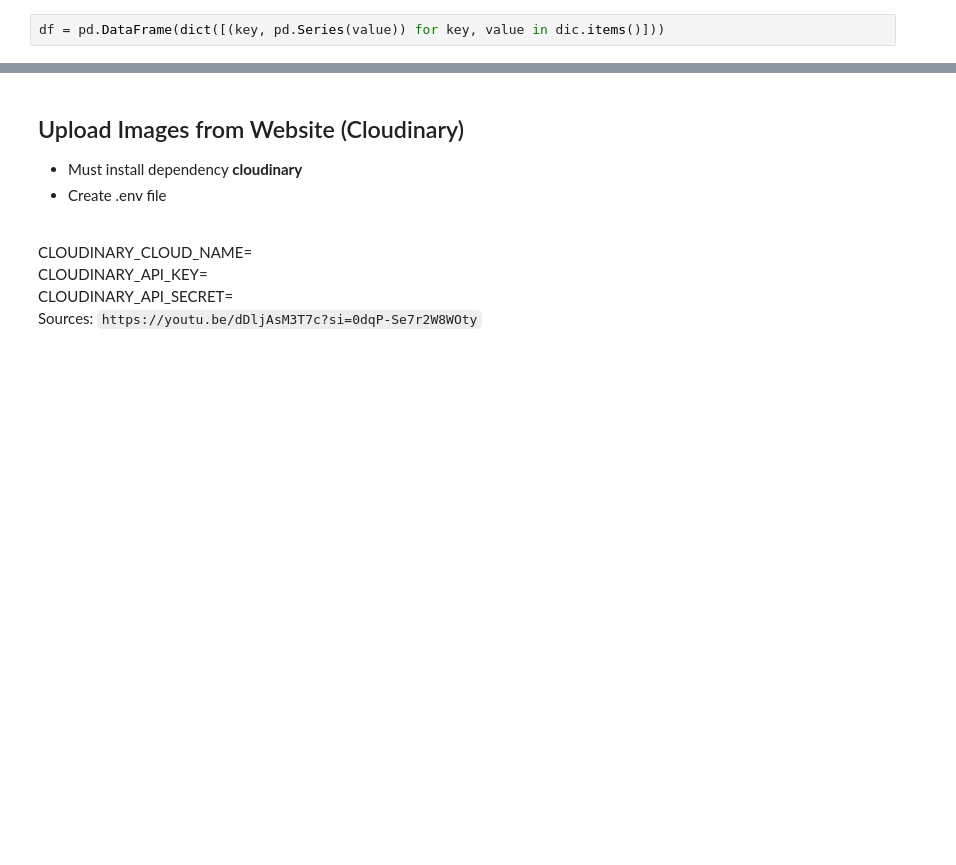
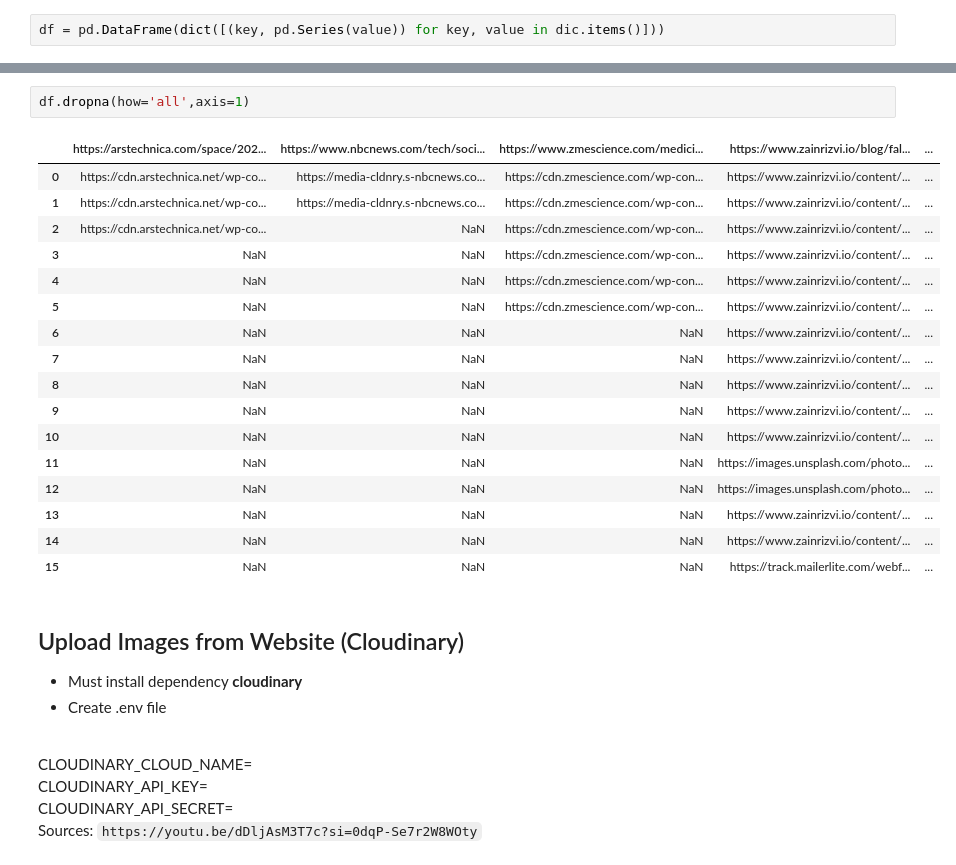
Before and after one commit to SP-SEED/SEEDNewsletter, a Jupyter notebook: tldr-scraper/web-scrapper/webScrapper.ipynb, the cells around one changed output, grey strips where cells are left out. Saved outputs shown, nothing was run; the diff lists cells and outputs as text; blank space fills up the shorter version.

Commit message:
Main a mainDataframe to upload to excel or google sheets

```diff
--- a/tldr-scraper/web-scrapper/webScrapper.ipynb
+++ b/tldr-scraper/web-scrapper/webScrapper.ipynb
@@ -132,3 +154,23 @@ df
+# %%
+df.dropna(how='all',axis=1)
+# %% [output]
+|  | https://arstechnica.com/space/202... | https://www.nbcnews.com/tech/soci... | https://www.zmescience.com/medici... | https://www.zainrizvi.io/blog/fal... | ... |
+| 0 | https://cdn.arstechnica.net/wp-co... | https://media-cldnry.s-nbcnews.co... | https://cdn.zmescience.com/wp-con... | https://www.zainrizvi.io/content/... | ... |
+| 1 | https://cdn.arstechnica.net/wp-co... | https://media-cldnry.s-nbcnews.co... | https://cdn.zmescience.com/wp-con... | https://www.zainrizvi.io/content/... | ... |
+| 2 | https://cdn.arstechnica.net/wp-co... | NaN | https://cdn.zmescience.com/wp-con... | https://www.zainrizvi.io/content/... | ... |
+| 3 | NaN | NaN | https://cdn.zmescience.com/wp-con... | https://www.zainrizvi.io/content/... | ... |
+| 4 | NaN | NaN | https://cdn.zmescience.com/wp-con... | https://www.zainrizvi.io/content/... | ... |
+| 5 | NaN | NaN | https://cdn.zmescience.com/wp-con... | https://www.zainrizvi.io/content/... | ... |
+| 6 | NaN | NaN | NaN | https://www.zainrizvi.io/content/... | ... |
+| 7 | NaN | NaN | NaN | https://www.zainrizvi.io/content/... | ... |
+| 8 | NaN | NaN | NaN | https://www.zainrizvi.io/content/... | ... |
+| 9 | NaN | NaN | NaN | https://www.zainrizvi.io/content/... | ... |
+| 10 | NaN | NaN | NaN | https://www.zainrizvi.io/content/... | ... |
+| 11 | NaN | NaN | NaN | https://images.unsplash.com/photo... | ... |
+| 12 | NaN | NaN | NaN | https://images.unsplash.com/photo... | ... |
+| 13 | NaN | NaN | NaN | https://www.zainrizvi.io/content/... | ... |
+| 14 | NaN | NaN | NaN | https://www.zainrizvi.io/content/... | ... |
+| 15 | NaN | NaN | NaN | https://track.mailerlite.com/webf... | ... |
 # %% [markdown]
 ## Upload Images from Website (Cloudinary)
 
```
Also changed, not shown: parts of 7 cells of this notebook.
